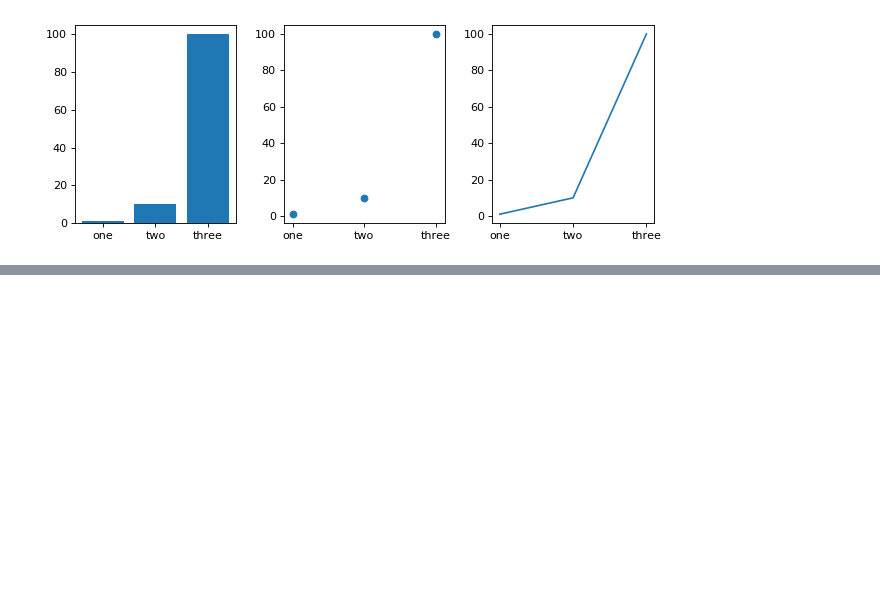
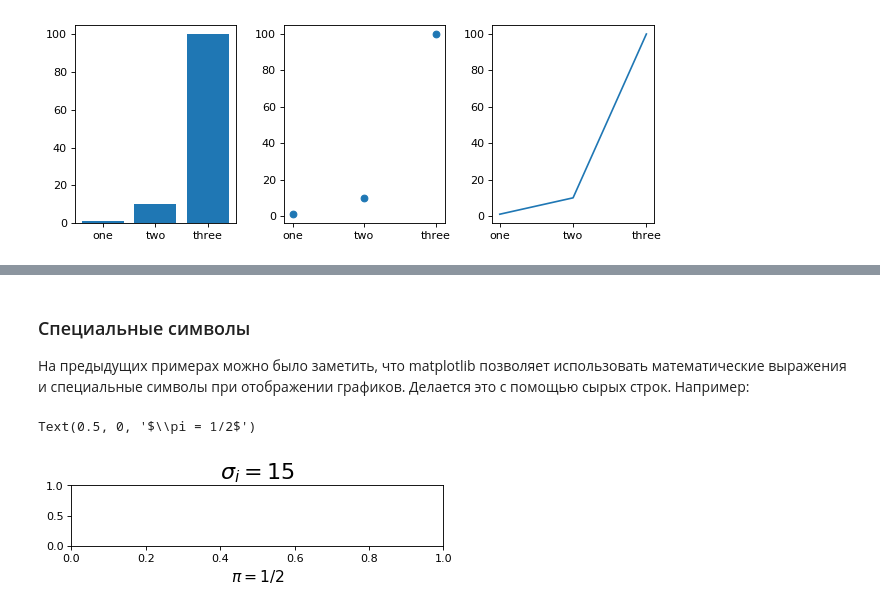
Before and after one commit to mkvachev/py-tutorial, a Jupyter notebook: matplotlib/plot_basic.ipynb, the cells around one changed output, grey strips where cells are left out. Cells and saved outputs as stored; diff of their text form; code cells hidden in the pictures; blank space fills up the shorter version.

```diff
--- a/matplotlib/plot_basic.ipynb
+++ b/matplotlib/plot_basic.ipynb
@@ -326,0 +403,11 @@ plt.tight_layout()
+# %% [markdown]
+### Специальные символы
+
+На предыдущих примерах можно было заметить, что matplotlib позволяет использовать математические выражения и специальные символы при отображении графиков. Делается это с помощью сырых строк. Например:
+# %%
+plt.figure(figsize=(6,1), dpi=80)
+plt.title(r'$\sigma_i=15$', fontsize=20)
+plt.xlabel(r'$\pi = 1/2$', fontsize=14)
+# %% [output]
+Text(0.5, 0, '$\\pi = 1/2$')
+[figure, added]
```
Also changed, not shown: parts of 9 cells of this notebook.
